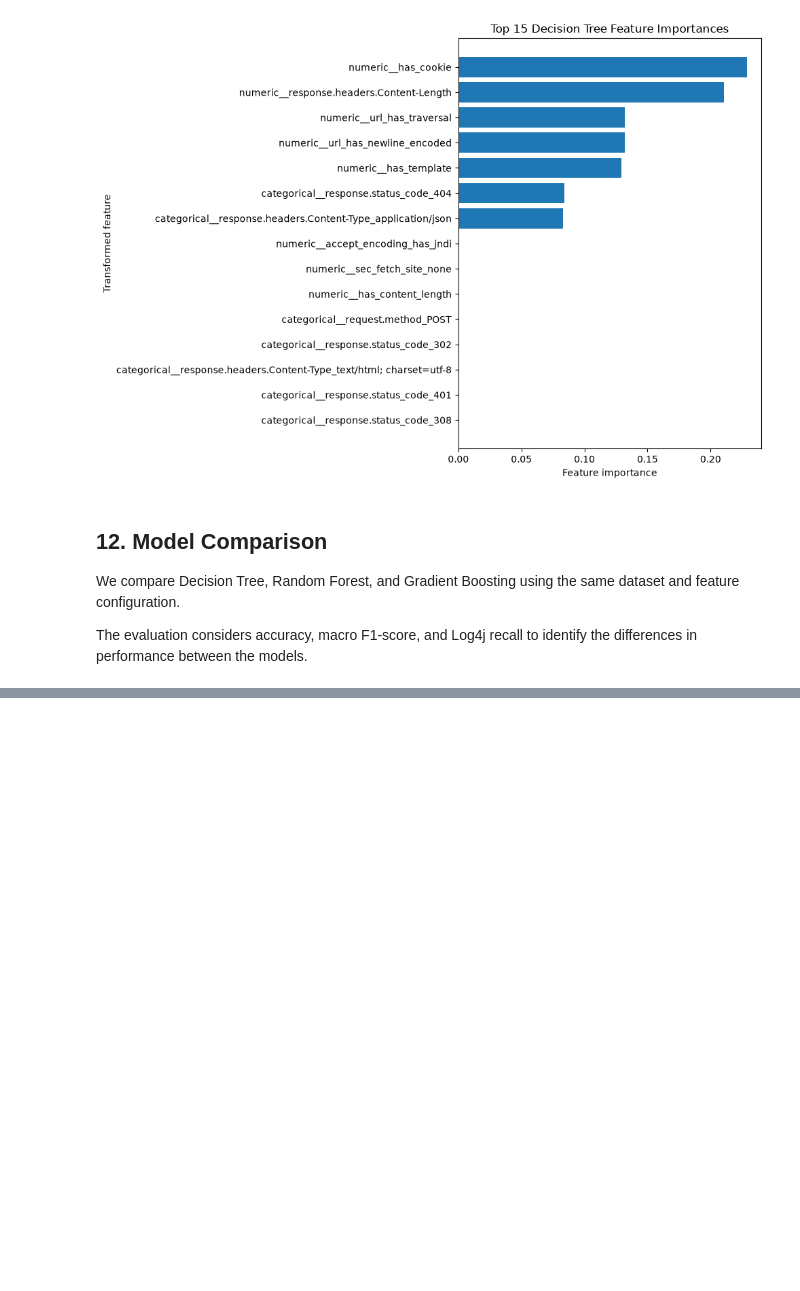
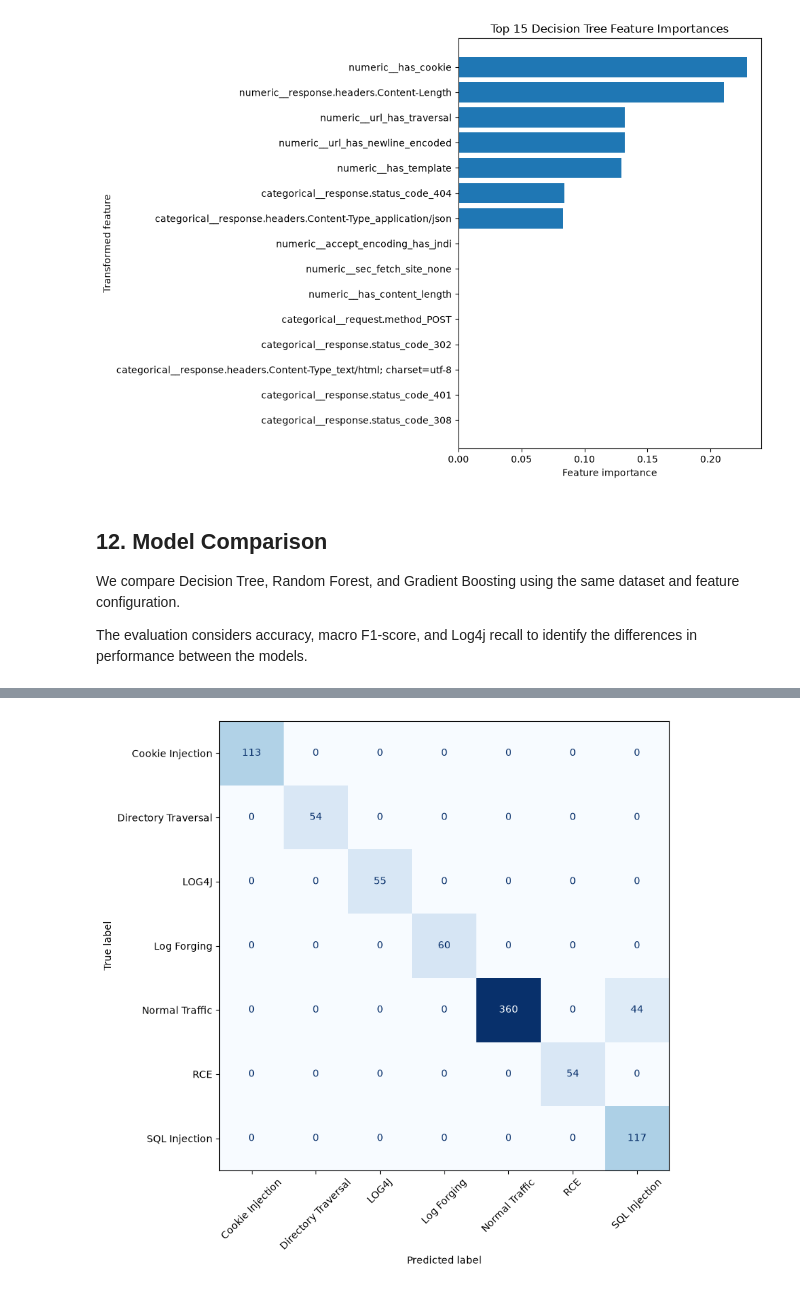
Before and after one commit to emanueldias01/api-sentinel-ml, a Jupyter notebook: notebooks/eda.ipynb, the cells around one changed output, grey strips where cells are left out. Saved outputs shown, nothing was run; the diff lists cells and outputs as text; code cells hidden in the pictures; blank space fills up the shorter version.

```diff
--- a/notebooks/eda.ipynb
+++ b/notebooks/eda.ipynb
@@ -917,0 +1010,23 @@ display(
+# %%
+X_train_no_resp = X_full_train[features_no_response].copy()
+X_test_no_resp = X_full_test[features_no_response].copy()
+
+X_train_no_resp['url_body_has_sql'] = feature_df.loc[train_indices, 'url_body_has_sql']
+X_train_no_resp['url_body_has_rce'] = feature_df.loc[train_indices, 'url_body_has_rce']
+X_test_no_resp['url_body_has_sql'] = feature_df.loc[test_indices, 'url_body_has_sql']
+X_test_no_resp['url_body_has_rce'] = feature_df.loc[test_indices, 'url_body_has_rce']
+
+categorical_no_resp_new = [col for col in BASE_CATEGORICAL_FEATURES if not col.startswith('response.')]
+numeric_no_resp_new = [col for col in (BASE_NUMERIC_FEATURES + NEW_ENGINEERED_FEATURES) if not col.startswith('response.')]
+
+preprocessor_no_resp_new = build_preprocessor(categorical_no_resp_new, numeric_no_resp_new)
+
+pipeline_no_resp_new = Pipeline(steps=[
+    ('preprocessor', preprocessor_no_resp_new),
+    ('classifier', DecisionTreeClassifier(**fixed_full_params))
+])
+
+pipeline_no_resp_new.fit(X_train_no_resp, y_train)
+predictions_no_resp_new = pipeline_no_resp_new.predict(X_test_no_resp)
+
+print(classification_report(y_test, predictions_no_resp_new, digits=4, zero_division=0))
@@ -917,0 +1047,16 @@ display(
+# %%
+fig, ax = plt.subplots(figsize=(10, 8))
+ConfusionMatrixDisplay.from_predictions(
+    y_test,
+    predictions_no_resp_new,
+    labels=class_labels,
+    display_labels=class_labels,
+    xticks_rotation=45,
+    cmap='Blues',
+    colorbar=False,
+    ax=ax
+)
+plt.tight_layout()
+plt.show()
+# %% [output]
+[figure, added]
```
Also changed, not shown: parts of 6 cells of this notebook.
